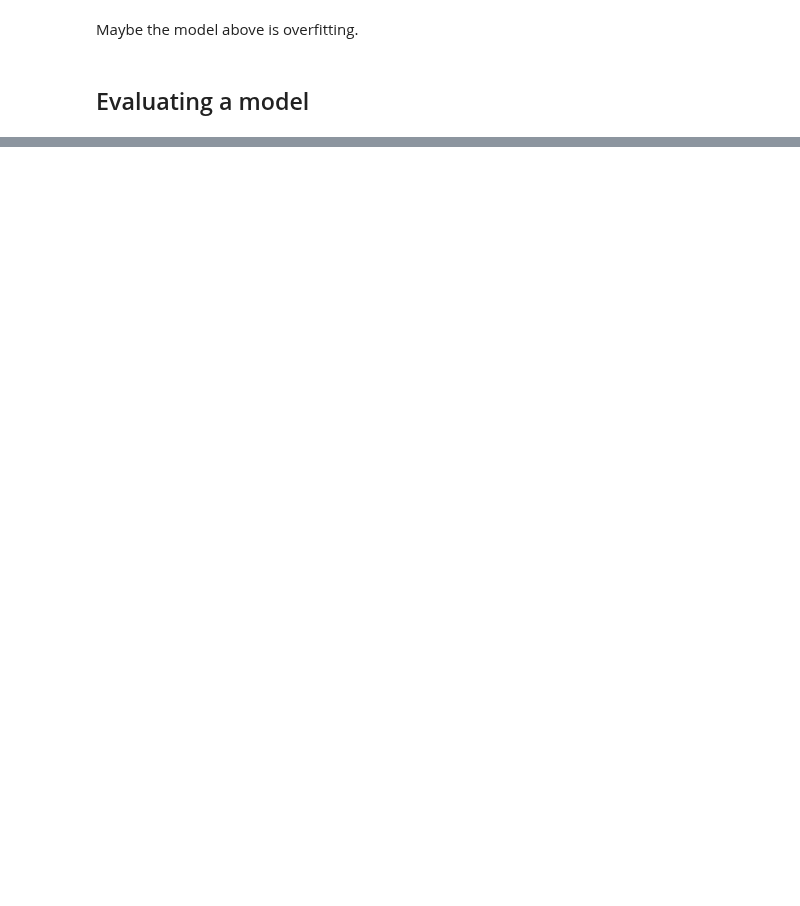
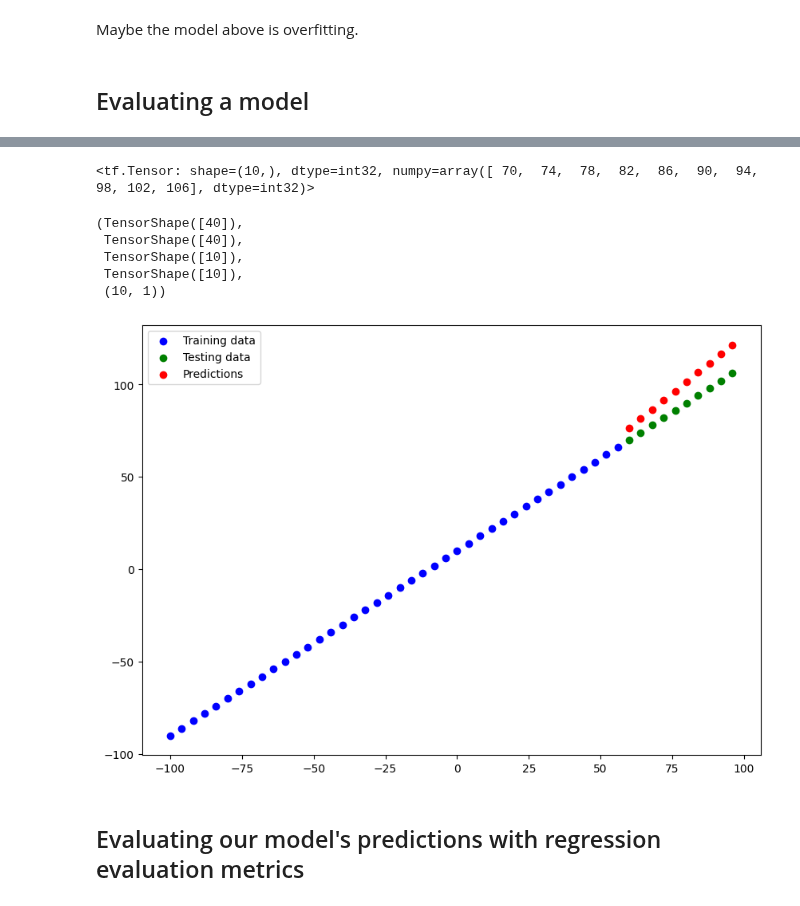
Before and after one commit to sakshamkumar1/tensorflow-notebooks, a Jupyter notebook: 01_neural_network_regression_with_tensorflow.ipynb, the cells around one changed output, grey strips where cells are left out. Saved outputs shown, nothing was run; the diff lists cells and outputs as text; code cells hidden in the pictures; blank space fills up the shorter version.

```diff
--- a/01_neural_network_regression_with_tensorflow.ipynb
+++ b/01_neural_network_regression_with_tensorflow.ipynb
@@ -260,0 +521,17 @@ Maybe the model above is overfitting.
+# %%
+# Set random seed
+tf.random.set_seed(42)
+
+# Create a model (same as above)
+model = tf.keras.Sequential([
+  tf.keras.layers.Dense(5, input_shape=[1]),
+  tf.keras.layers.Dense(1)
+   # define the input_shape to our model
+])
+
+# Compile model (same as above)
+model.compile(loss=tf.keras.losses.mae,
+              optimizer=tf.keras.optimizers.SGD(lr=0.01),
+              metrics=["mae"])
+
+model.fit(tf.expand_dims(X_train, axis=-1), y_train, epochs=100, verbose=0)
@@ -260,0 +541,3 @@ Maybe the model above is overfitting.
+# %%
+y_pred = model.predict(X_test)
+y_pred
@@ -260,0 +556,34 @@ Maybe the model above is overfitting.
+# %%
+y_test
+# %% [output]
+<tf.Tensor: shape=(10,), dtype=int32, numpy=array([ 70,  74,  78,  82,  86,  90,  94,  98, 102, 106], dtype=int32)>
+# %%
+def plot_predictions(train_data=X_train,
+                     train_labels=y_train,
+                     test_data=X_test,
+                     test_labels=y_test,
+                     predictions=y_pred):
+
+  plt.figure(figsize=(10, 7))
+  plt.scatter(train_data, train_labels, c="b", label="Training data")
+  plt.scatter(test_data, test_labels, c="g", label="Testing data")
+  plt.scatter(test_data, predictions, c="r", label="Predictions")
+  plt.legend();
+# %%
+X_train.shape, y_train.shape, X_test.shape, y_test.shape, y_pred.shape
+# %% [output]
+(TensorShape([40]),
+ TensorShape([40]),
+ TensorShape([10]),
+ TensorShape([10]),
+ (10, 1))
+# %%
+plot_predictions(train_data=X_train,
+                 train_labels=y_train,
+                 test_data=X_test,
+                 test_labels=y_test,
+                 predictions=y_pred)
+# %% [output]
+[figure, added]
+# %% [markdown]
+## Evaluating our model's predictions with regression evaluation metrics
```
Also changed, not shown: parts of 47 cells of this notebook.
